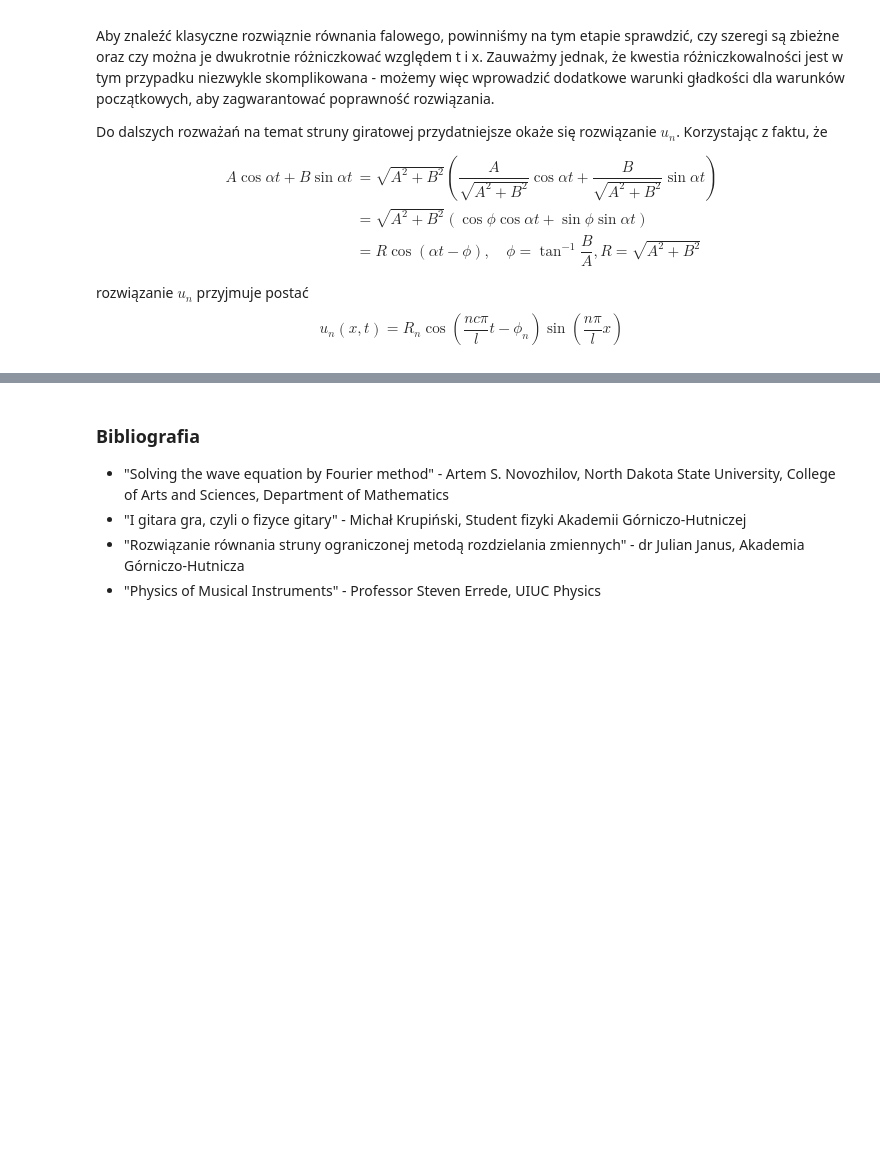
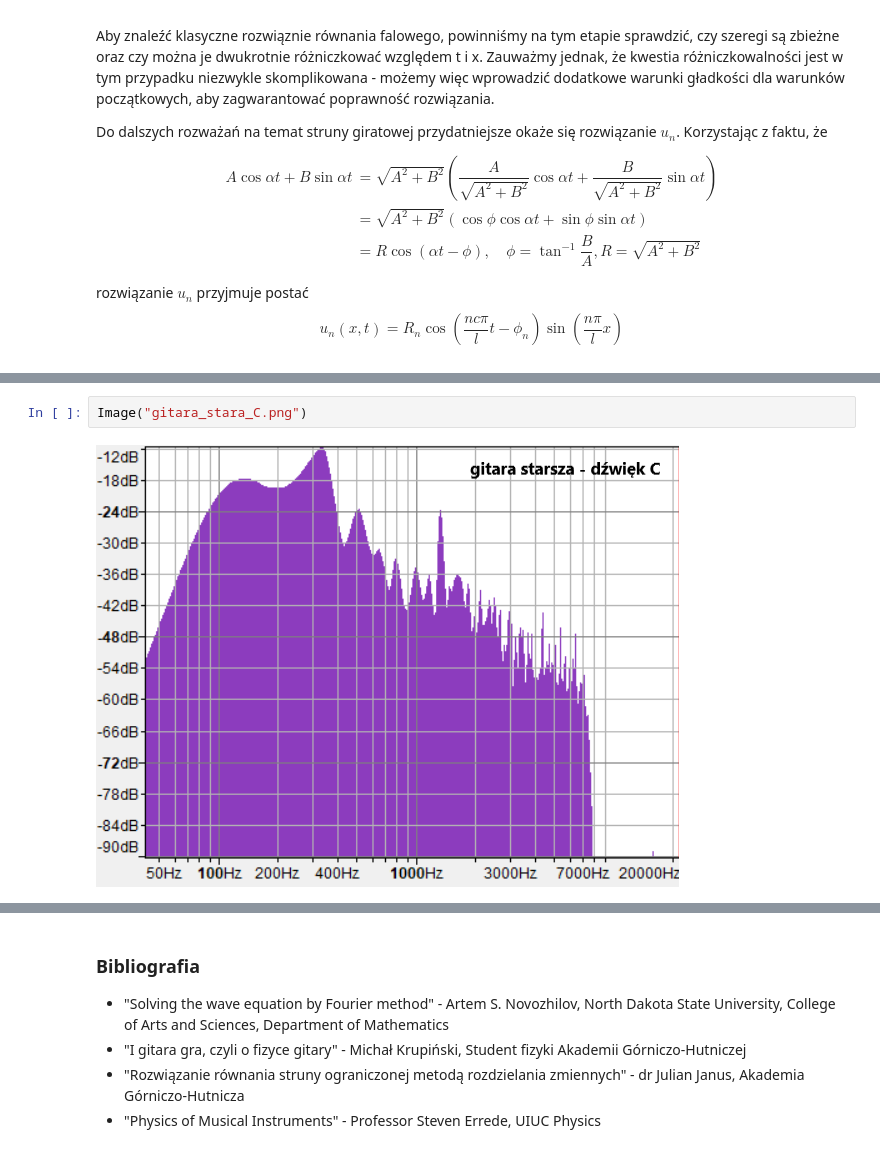
Before and after one commit to MagdalenaRys/ODE_project_WaveEquation, a Jupyter notebook: wave_equation_project.ipynb, the cells around one changed output, grey strips where cells are left out. Cells and saved outputs as stored; diff of their text form; blank space fills up the shorter version.

```diff
--- a/wave_equation_project.ipynb
+++ b/wave_equation_project.ipynb
@@ -184,0 +192,4 @@ barwę brzmienia gitary. Analiza tych częstotliwości umożliwia również odpo
+# %%
+Image("gitara_stara_C.png")
+# %% [output]
+[figure, added]
```
Also changed, not shown: parts of 4 cells of this notebook, 3 other files.
